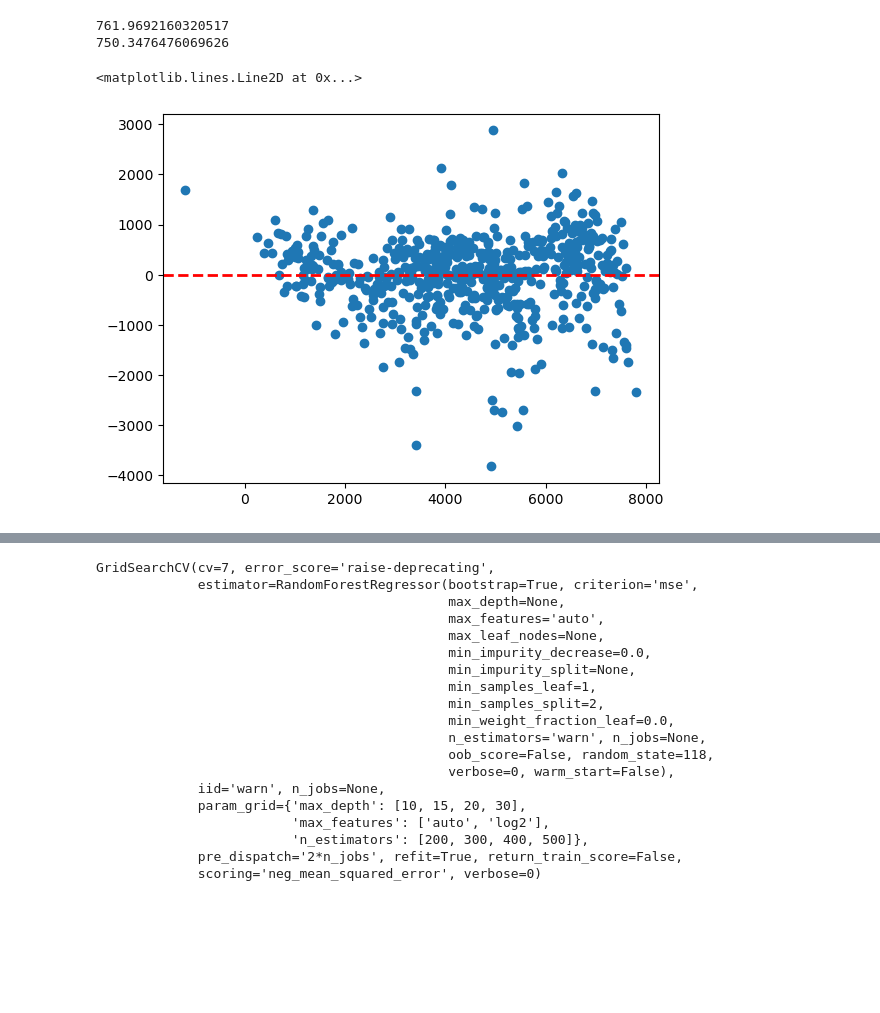
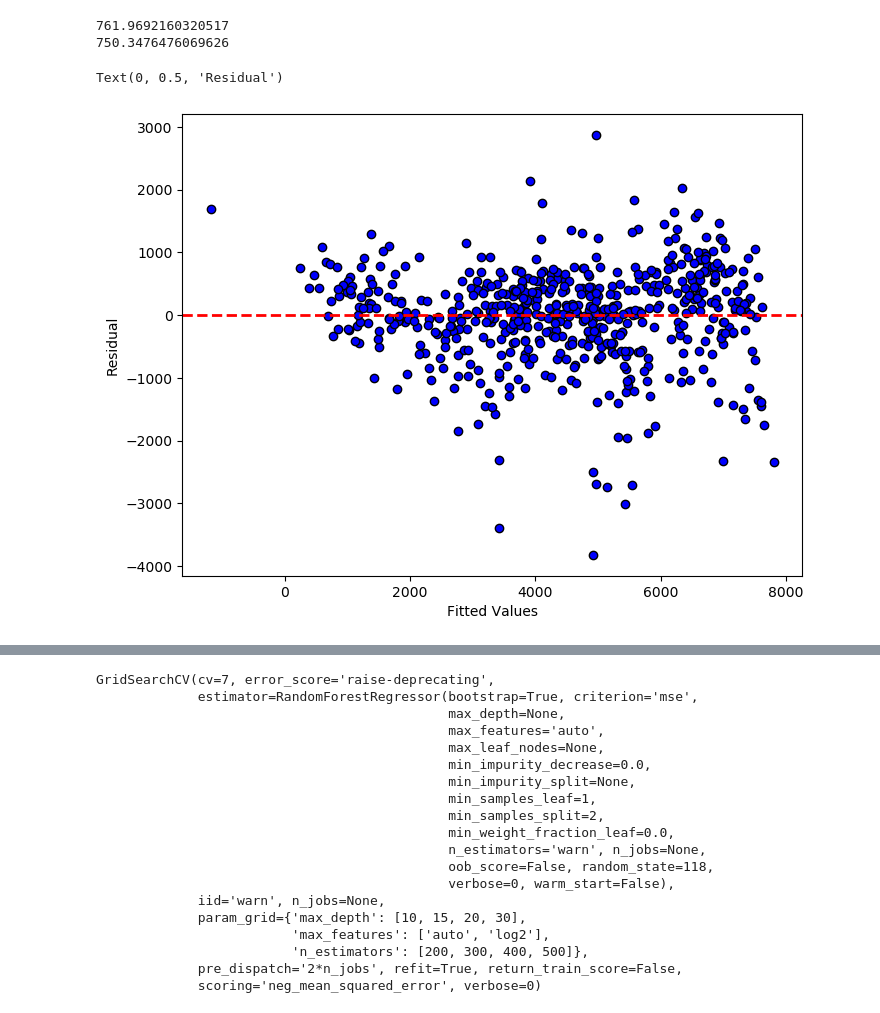
Before and after one commit to poojamahajan0712/Data-Science-Portfolio, a Jupyter notebook: Regression/Regression.ipynb, the cells around one changed output, grey strips where cells are left out. Cells and saved outputs as stored; diff of their text form; code cells hidden in the pictures; blank space fills up the shorter version.

Commit message:
graphs

```diff
--- a/Regression/Regression.ipynb
+++ b/Regression/Regression.ipynb
@@ -435,9 +441,12 @@ plt.axhline(y=0, color='red', linestyle='--', linewidth=2)
-# %%
-# residual vs fitted plot
-pred_act = pd.DataFrame({'Actual': y_train.values,'Predicted':reg_model.predict(new_X_train)})
-pred_act['residual'] = pred_act['Actual'] - pred_act['Predicted']
-plt.scatter(pred_act['Predicted'],pred_act['residual'])
-plt.axhline(y=0, color='red', linestyle='--', linewidth=2)
-# %% [output]
-<matplotlib.lines.Line2D at 0x...>
-[figure, removed]
+# %%
+plt.figure(figsize=(8, 6))
+plt.scatter(reg_model.fittedvalues, reg_model.resid, color='blue', edgecolor='k')
+plt.axhline(y=0, color='red', linestyle='--', linewidth=2)  # Horizontal reference line at y=0
+plt.xlabel('Fitted Values')
+plt.ylabel('Residual')
+
+## resiudals symmetric around 0, pattern observed close to higher fitted values,large outliers also present,
+#will try non linear models also
+# %% [output]
+Text(0, 0.5, 'Residual')
+[figure, added]
```
Also changed, not shown: parts of 11 cells of this notebook.
